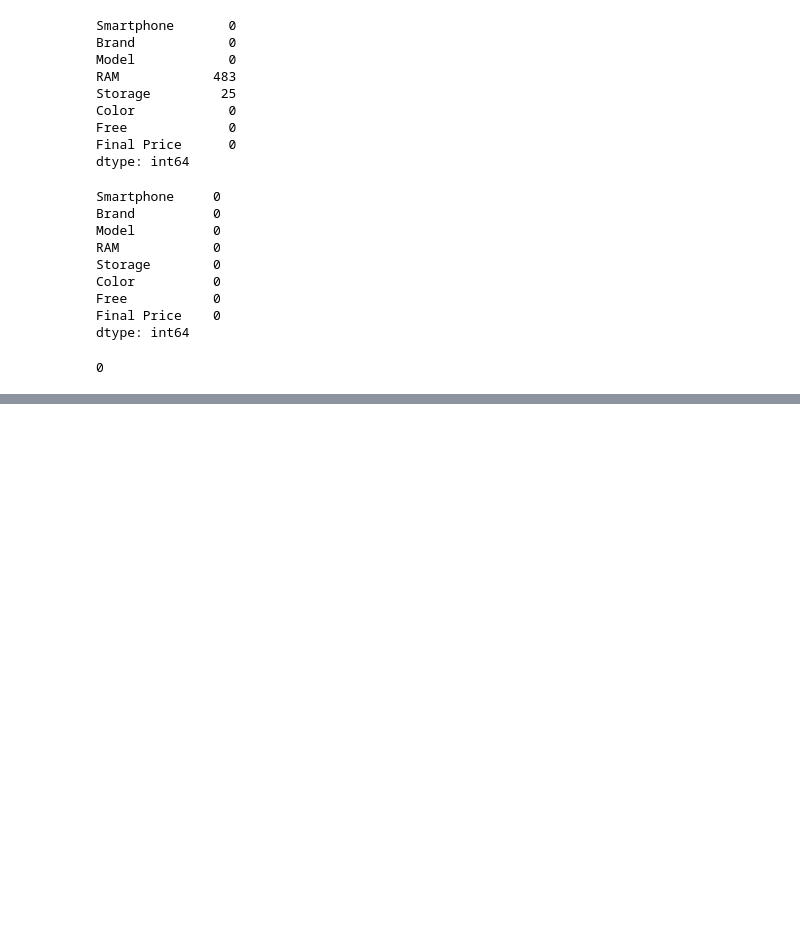
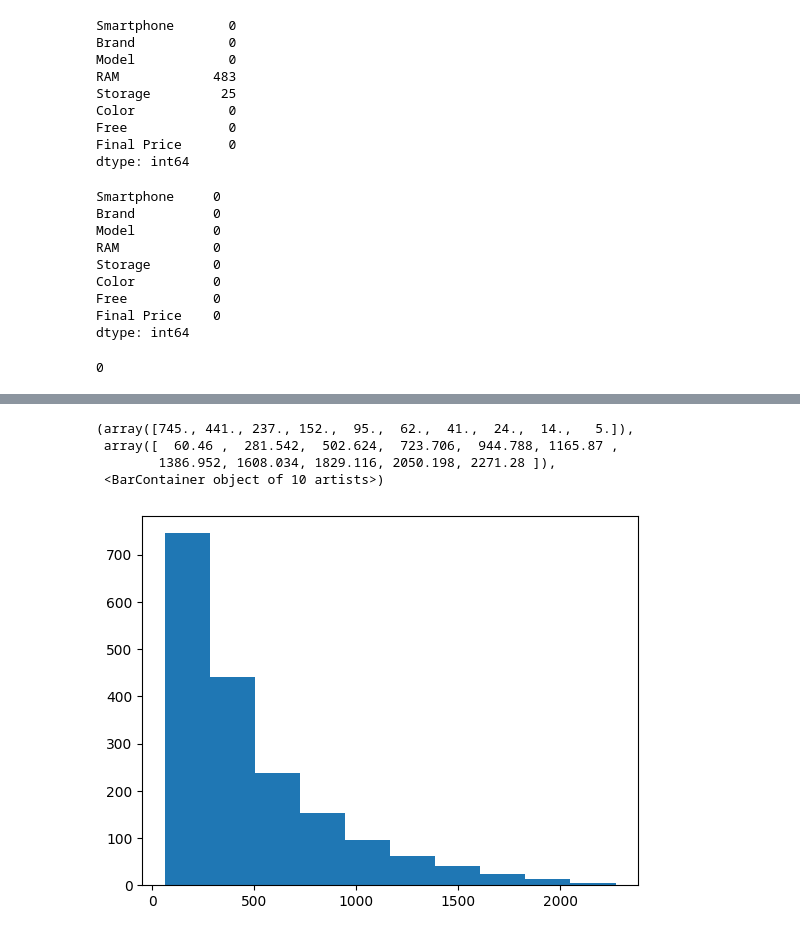
Before and after one commit to MuhammadSufyan111/AI-lab-Project, a Jupyter notebook: Ai_Project.ipynb, the cells around one changed output, grey strips where cells are left out. Saved outputs shown, nothing was run; the diff lists cells and outputs as text; code cells hidden in the pictures; blank space fills up the shorter version.

```diff
--- a/Ai_Project.ipynb
+++ b/Ai_Project.ipynb
@@ -103,0 +120,8 @@ df.duplicated().sum()
+# %%
+plt.hist(df['Final Price'])
+# %% [output]
+(array([745., 441., 237., 152.,  95.,  62.,  41.,  24.,  14.,   5.]),
+ array([  60.46 ,  281.542,  502.624,  723.706,  944.788, 1165.87 ,
+        1386.952, 1608.034, 1829.116, 2050.198, 2271.28 ]),
+ <BarContainer object of 10 artists>)
+[figure, added]
```
Also changed, not shown: parts of 9 cells of this notebook.
